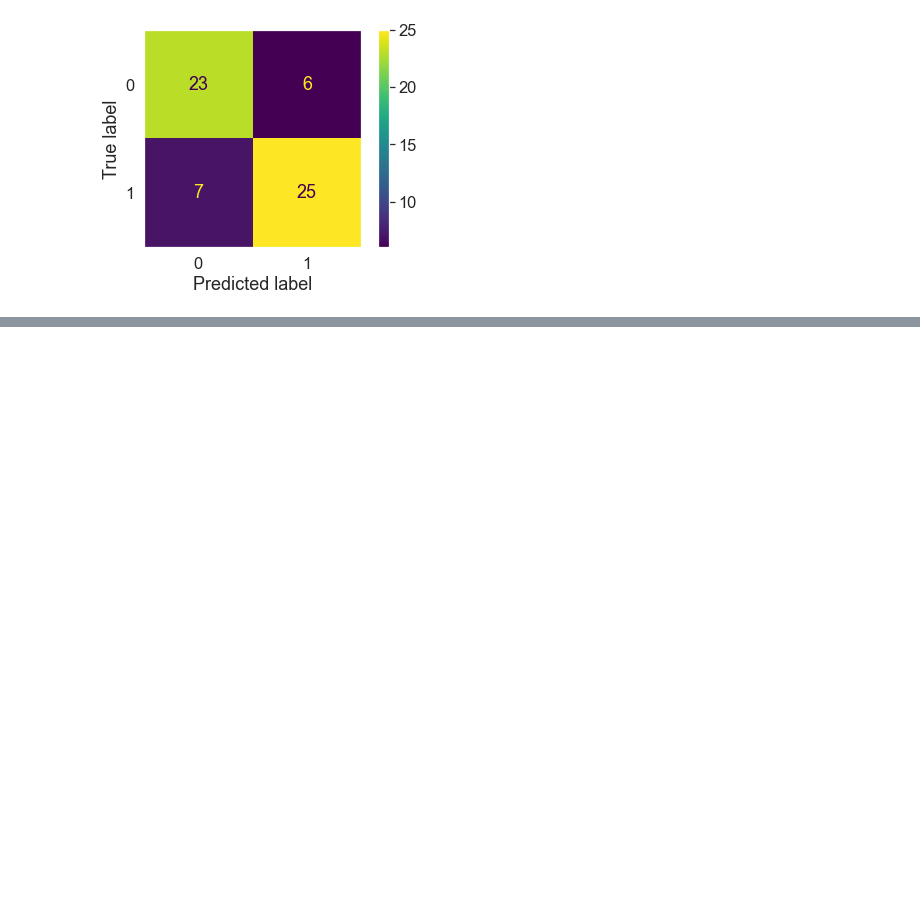
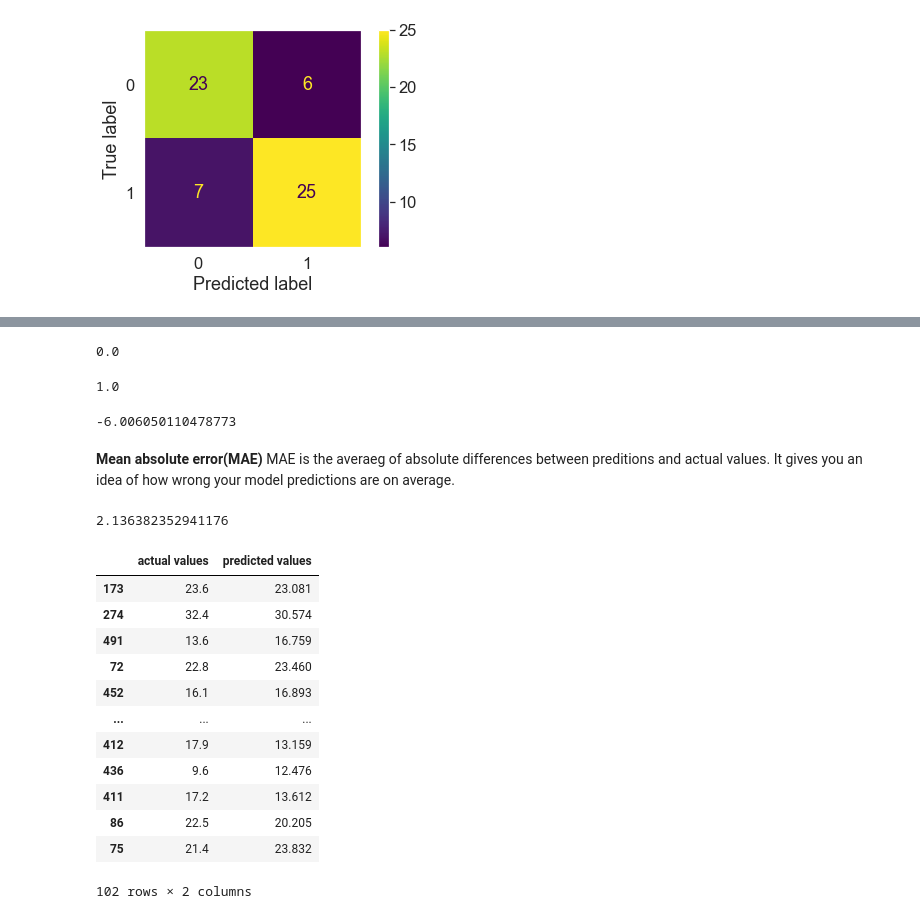
Before and after one commit to f2015537/Data-Science-Legowrk, a Jupyter notebook: ZTM-Data-Science/sk-learn/introduction-to-scikit-learn.ipynb, the cells around one changed output, grey strips where cells are left out. Drawn from its saved outputs; the diff is of its cells as text; code cells hidden in the pictures; blank space fills up the shorter version.

```diff
--- a/ZTM-Data-Science/sk-learn/introduction-to-scikit-learn.ipynb
+++ b/ZTM-Data-Science/sk-learn/introduction-to-scikit-learn.ipynb
@@ -1337,0 +1391,11 @@ plt.grid(False);
+# %%
+from sklearn.ensemble import RandomForestRegressor
+
+np.random.seed(42)
+
+X = boston_df.drop('target', axis=1)
+y = boston_df['target']
+
+X_train, X_test, y_train, y_test = train_test_split(X, y, test_size=0.2)
+
+model = RandomForestRegressor().fit(X_train, y_train)
@@ -1337,0 +1411,42 @@ plt.grid(False);
+# %%
+r2_score(y_test, y_test_mean) # As expected, we get an R^2 of 0
+# %% [output]
+0.0
+# %%
+r2_score(y_test, y_test) # As expected, we get an R^2 of 1
+# %% [output]
+1.0
+# %%
+r2_score(y_test, np.random.random(y_test.shape)) # Simply predicting random values gives a negative R^2 indiating that the predictions are poor
+# %% [output]
+-6.006050110478773
+# %% [markdown]
+**Mean absolute error(MAE)**
+MAE is the averaeg of absolute differences between preditions and actual values. It gives you an idea of how wrong your model predictions are on average.
+# %%
+# Mean absolute error
+from sklearn.metrics import mean_absolute_error
+
+y_preds = model.predict(X_test)
+mae = mean_absolute_error(y_test, y_preds)
+mae
+# %% [output]
+2.136382352941176
+# %%
+df = pd.DataFrame(data={'actual values': y_test,
+                       'predicted values': y_preds})
+df
+# %% [output]
+|  | actual values | predicted values |
+| 173 | 23.6 | 23.081 |
+| 274 | 32.4 | 30.574 |
+| 491 | 13.6 | 16.759 |
+| 72 | 22.8 | 23.460 |
+| 452 | 16.1 | 16.893 |
+| ... | ... | ... |
+| 412 | 17.9 | 13.159 |
+| 436 | 9.6 | 12.476 |
+| 411 | 17.2 | 13.612 |
+| 86 | 22.5 | 20.205 |
+| 75 | 21.4 | 23.832 |
+102 rows × 2 columns
```
Also changed, not shown: parts of 43 cells of this notebook.
